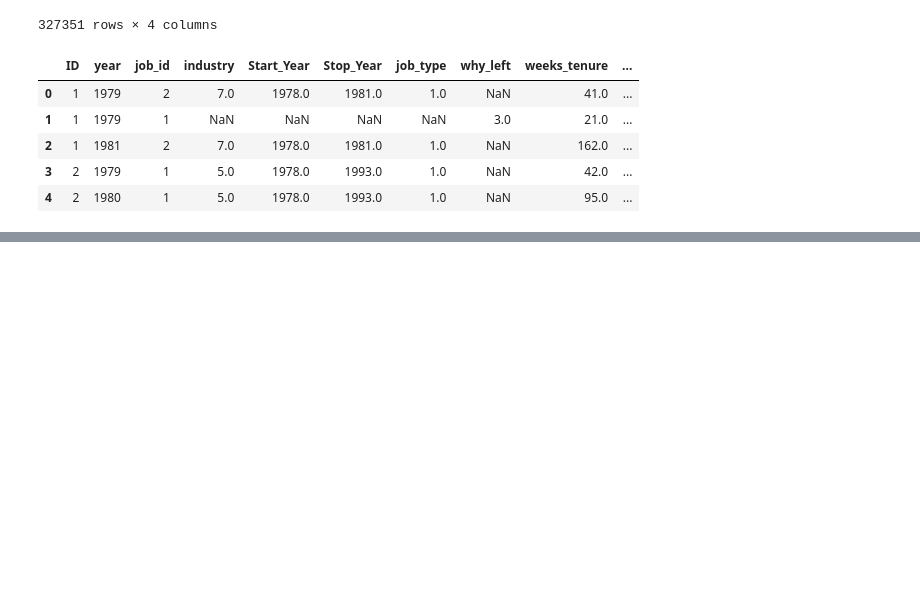
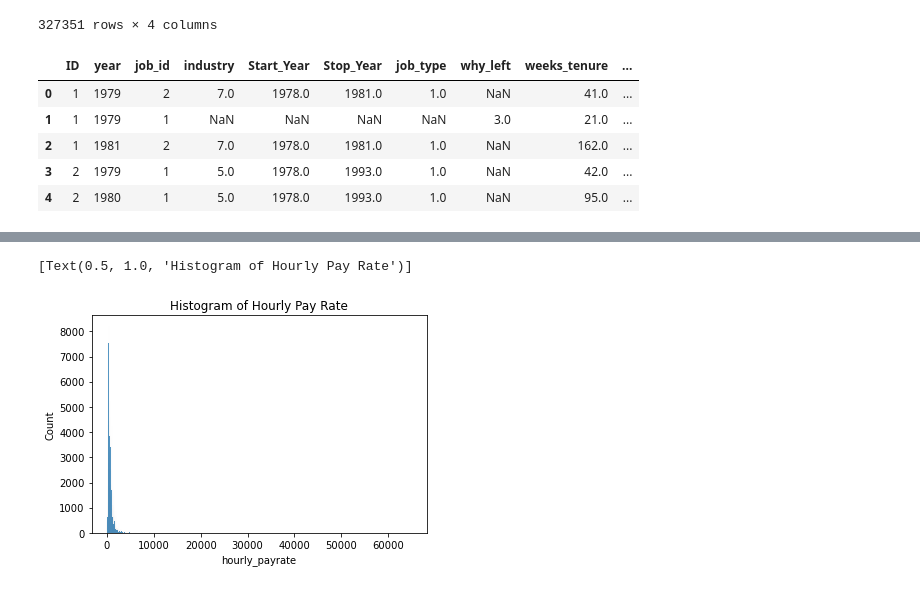
Before and after one commit to yifan6210/DS4A_Capstone, a Jupyter notebook: Project.ipynb, the cells around one changed output, grey strips where cells are left out. Drawn from its saved outputs; the diff is of its cells as text; code cells hidden in the pictures; blank space fills up the shorter version.

```diff
--- a/Project.ipynb
+++ b/Project.ipynb
@@ -167,0 +268,4 @@ memory usage: 234.0 MB
+# %%
+# only keep complete data
+model_df = model_df.dropna()
+model_df.info()
@@ -167,0 +304,5 @@ memory usage: 234.0 MB
+# %%
+sn.histplot(model_df["hourly_payrate"]).set(title='Histogram of Hourly Pay Rate')
+# %% [output]
+[Text(0.5, 1.0, 'Histogram of Hourly Pay Rate')]
+[figure, added]
```
Also changed, not shown: parts of 27 cells of this notebook.
